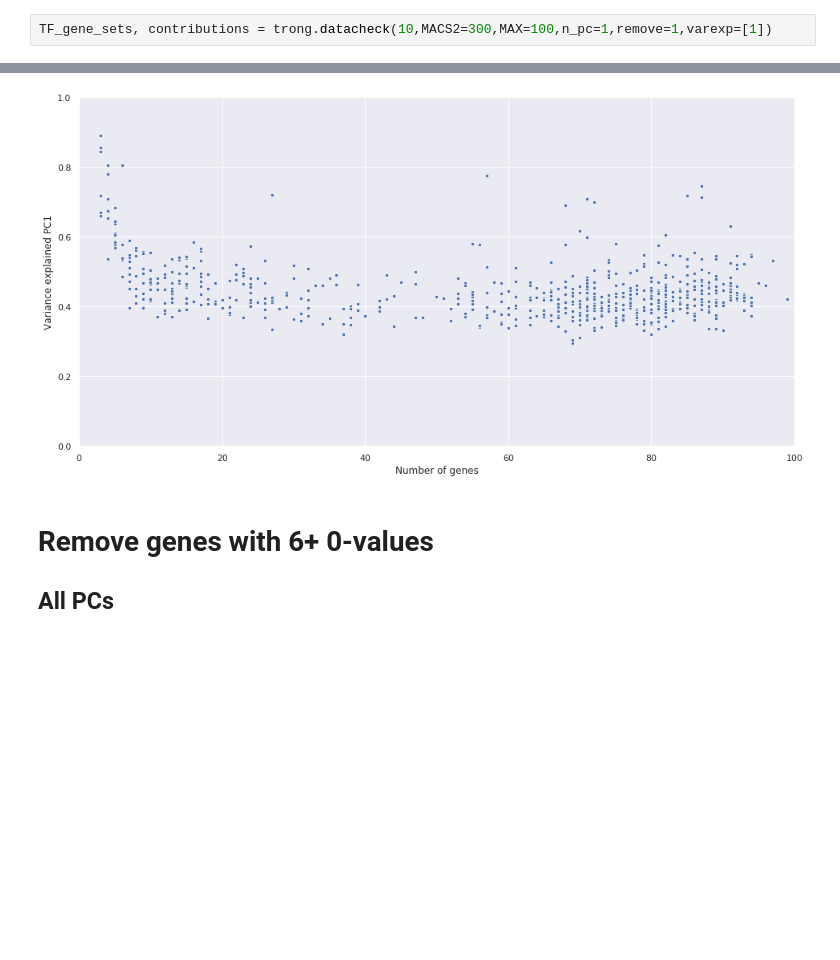
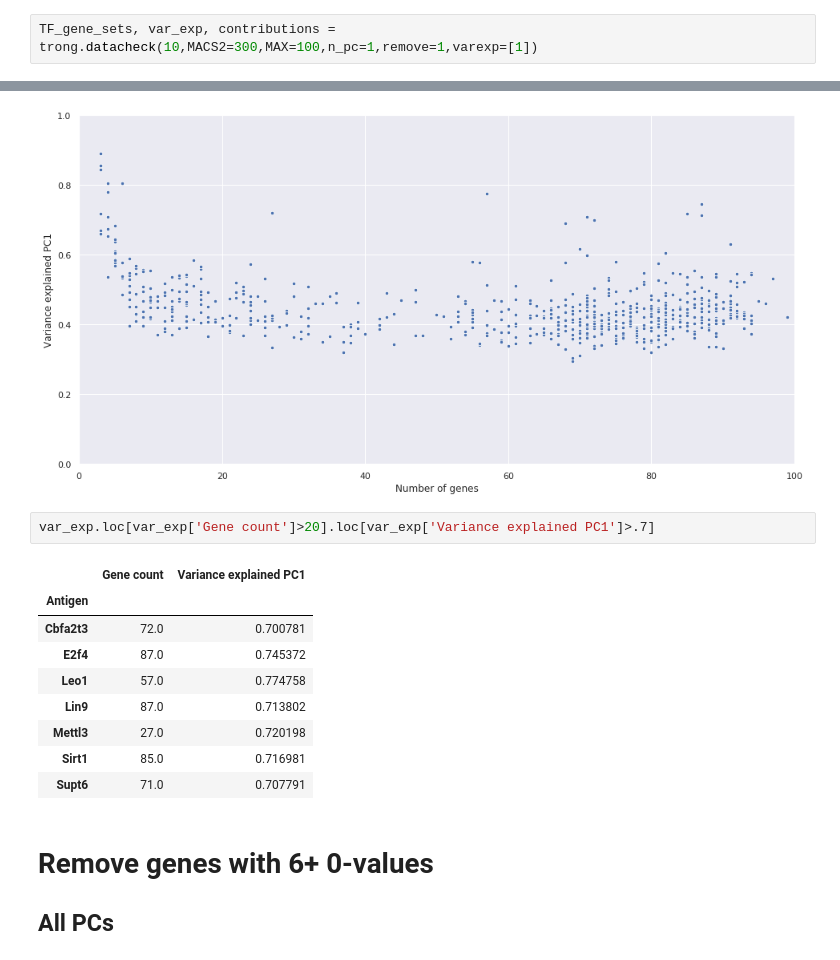
Before and after one commit to statisticalbiotechnology/translong, a Jupyter notebook: src/Results.ipynb, the cells around one changed output, grey strips where cells are left out. Saved outputs shown, nothing was run; the diff lists cells and outputs as text; blank space fills up the shorter version.

```diff
--- a/src/Results.ipynb
+++ b/src/Results.ipynb
@@ -59,7 +64,7 @@ PC_values, var_exp, contributions = Trong.main(10,MACS2=300,MAX=100,n_pc=1,PC=1,
 [figure]
 [figure]
 # %%
-TF_gene_sets, contributions = trong.datacheck(10,MACS2=300,MAX=100,n_pc=1,remove=1,varexp=[1])
+TF_gene_sets, var_exp, contributions = trong.datacheck(10,MACS2=300,MAX=100,n_pc=1,remove=1,varexp=[1])
 # %% [output]
 Hsf2 has less than 3 genes associated with it and is therefore disregarded.
 Myt1 has less than 3 genes associated with it and is therefore disregarded.
@@ -72,6 +77,18 @@ Suv39h1 has less than 3 genes associated with it and is therefore disregarded.
 Uhrf1 has less than 3 genes associated with it and is therefore disregarded.
 Was has less than 3 genes associated with it and is therefore disregarded.
 [figure]
+# %%
+var_exp.loc[var_exp['Gene count']>20].loc[var_exp['Variance explained PC1']>.7]
+# %% [output]
+|  | Gene count | Variance explained PC1 |
+| Antigen |  |  |
+| Cbfa2t3 | 72.0 | 0.700781 |
+| E2f4 | 87.0 | 0.745372 |
+| Leo1 | 57.0 | 0.774758 |
+| Lin9 | 87.0 | 0.713802 |
+| Mettl3 | 27.0 | 0.720198 |
+| Sirt1 | 85.0 | 0.716981 |
+| Supt6 | 71.0 | 0.707791 |
 # %% [markdown]
 # Remove genes with 6+ 0-values
 ## All PCs
```
Also changed, not shown: parts of 10 cells of this notebook, 1 other file.
